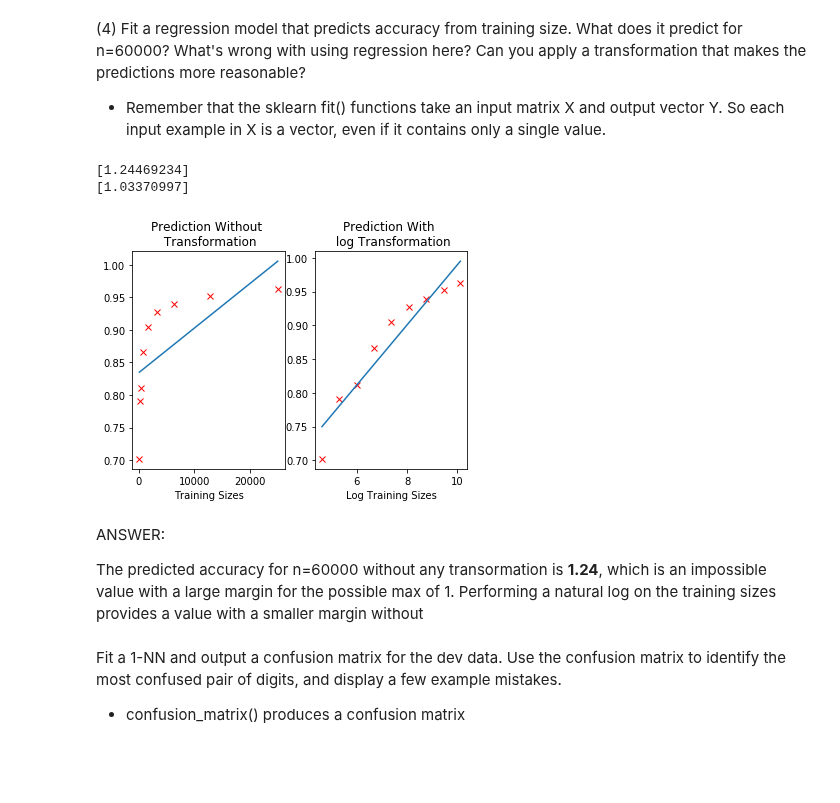
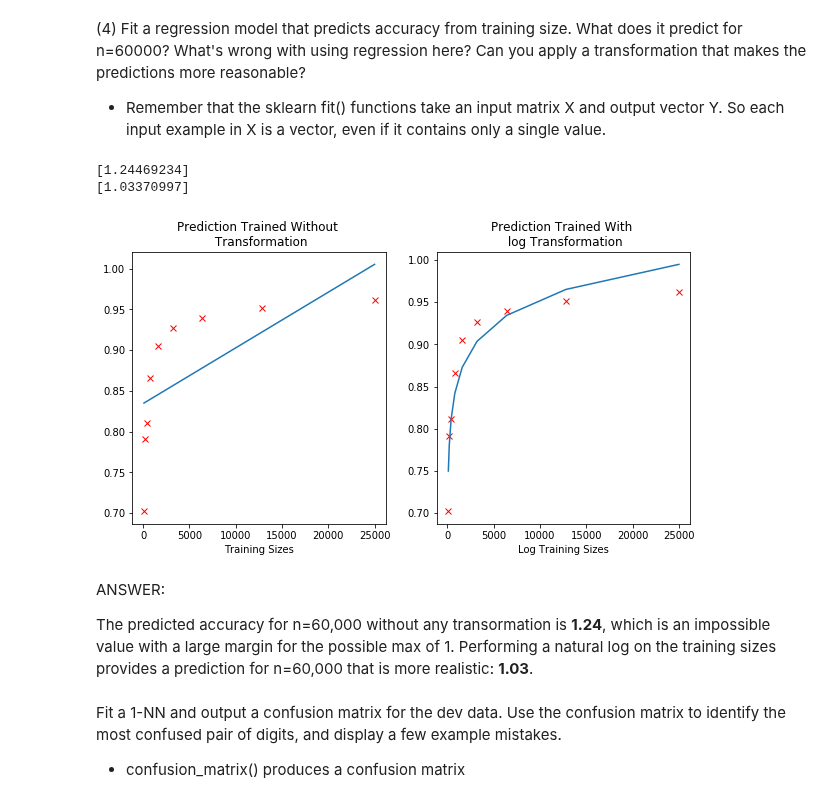
Before and after one commit to kevinhanna/W207_Projects, a Jupyter notebook: Kevin_Hanna_p1.ipynb, the cells around one changed output. Saved outputs shown, nothing was run; the diff lists cells and outputs as text; code cells hidden in the pictures; blank space fills up the shorter version.

```diff
--- a/Kevin_Hanna_p1.ipynb
+++ b/Kevin_Hanna_p1.ipynb
@@ -222,46 +222,48 @@ For training size 25000, it took 25.27 seconds to predict
 # %%
 def P4():
 
 ### STUDENT START ###
     X = np.asarray(train_sizes).reshape(-1, 1)
     y = np.asarray(accuracies)
     regr = LinearRegression().fit(X, y)
 
     loglin_X = np.log(X)
     loglin_regr = LinearRegression().fit(loglin_X, y)
 
     print(regr.predict(np.array([[60000]])))
     print(loglin_regr.predict(np.array([[np.log(60000)]])))
 
-        print()
-    print(loglin_X)
+    fig1, (ax1, ax2) = plt.subplots(nrows=1, ncols=2, figsize=(10.0, 5.0))
 
-    fig1, (ax1, ax2) = plt.subplots(nrows=1, ncols=2)
     ax1.plot(train_sizes, accuracies, 'rx')
     ax1.plot(train_sizes, regr.predict(X))
-    ax1.set_title("Prediction Without \n Transformation")
+    ax1.set_title("Prediction Trained Without \n Transformation")
     ax1.set_xlabel("Training Sizes")
 
-#     plt.show()
 
-    ax2.plot(np.log(train_sizes), accuracies, 'rx')
-    ax2.plot(np.log(train_sizes), loglin_regr.predict(loglin_X))
-    ax2.set_title("Prediction With \n log Transformation")
+    ax2.plot(train_sizes, accuracies, 'rx')
+    ax2.plot(train_sizes, loglin_regr.predict(loglin_X))
+    ax2.set_title("Prediction Trained With \n log Transformation")
     ax2.set_xlabel("Log Training Sizes")
+
+#     ax2.plot(np.log(train_sizes), accuracies, 'rx')
+#     ax2.plot(np.log(train_sizes), loglin_regr.predict(loglin_X))
+#     ax2.set_title("Prediction With \n log Transformation")
+#     ax2.set_xlabel("Log Training Sizes")
 
 ### STUDENT END ###
 
 
 
 P4()
 # %% [output]
 [1.24469234]
 [1.03370997]
-[figure, old version]
+[figure, new version]
 # %% [markdown]
 ANSWER:
 
-The predicted accuracy for n=60000 without any transormation is **1.24**, which is an impossible value with a large margin for the possible max of 1.  Performing a natural log on the training sizes provides a value with a smaller margin without
+The predicted accuracy for n=60,000 without any transormation is **1.24**, which is an impossible value with a large margin for the possible max of 1.  Performing a natural log on the training sizes provides a prediction for n=60,000 that is more realistic: **1.03**.
 # %% [markdown]
 Fit a 1-NN and output a confusion matrix for the dev data. Use the confusion matrix to identify the most confused pair of digits, and display a few example mistakes.
 
```
